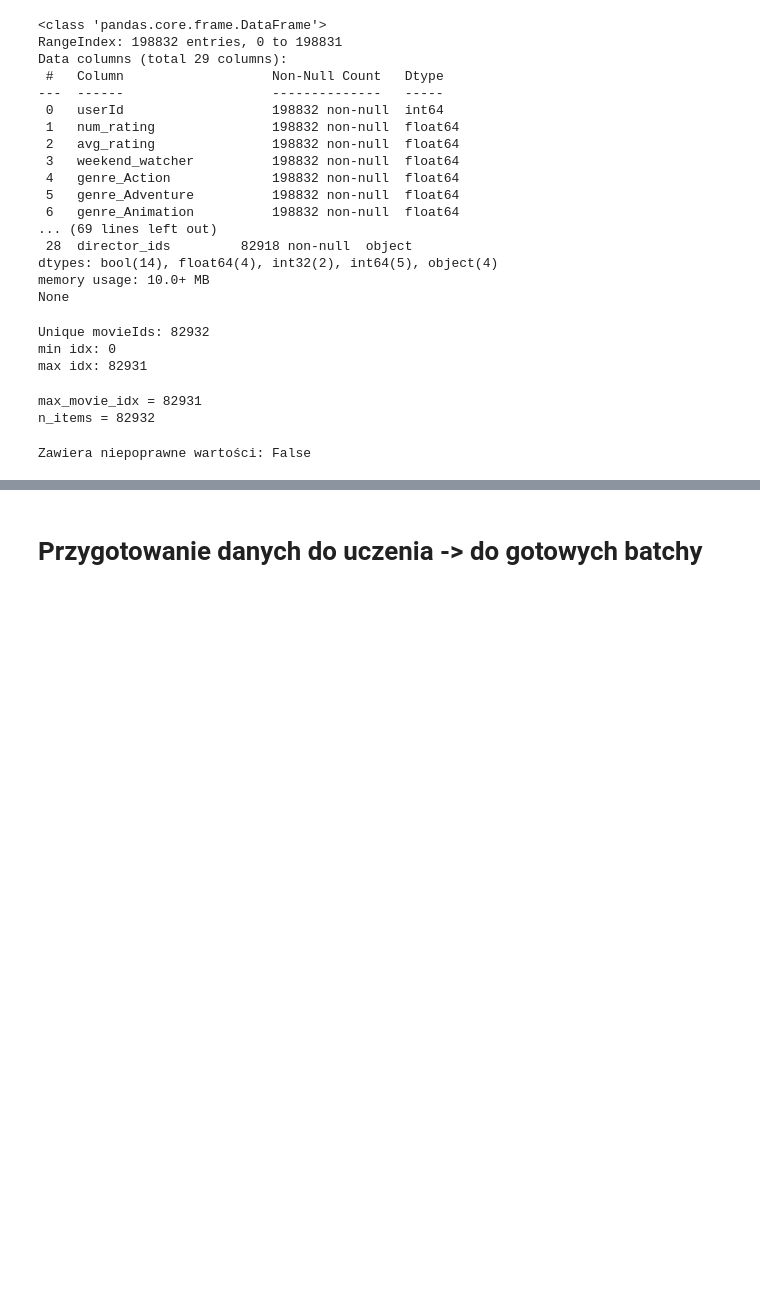
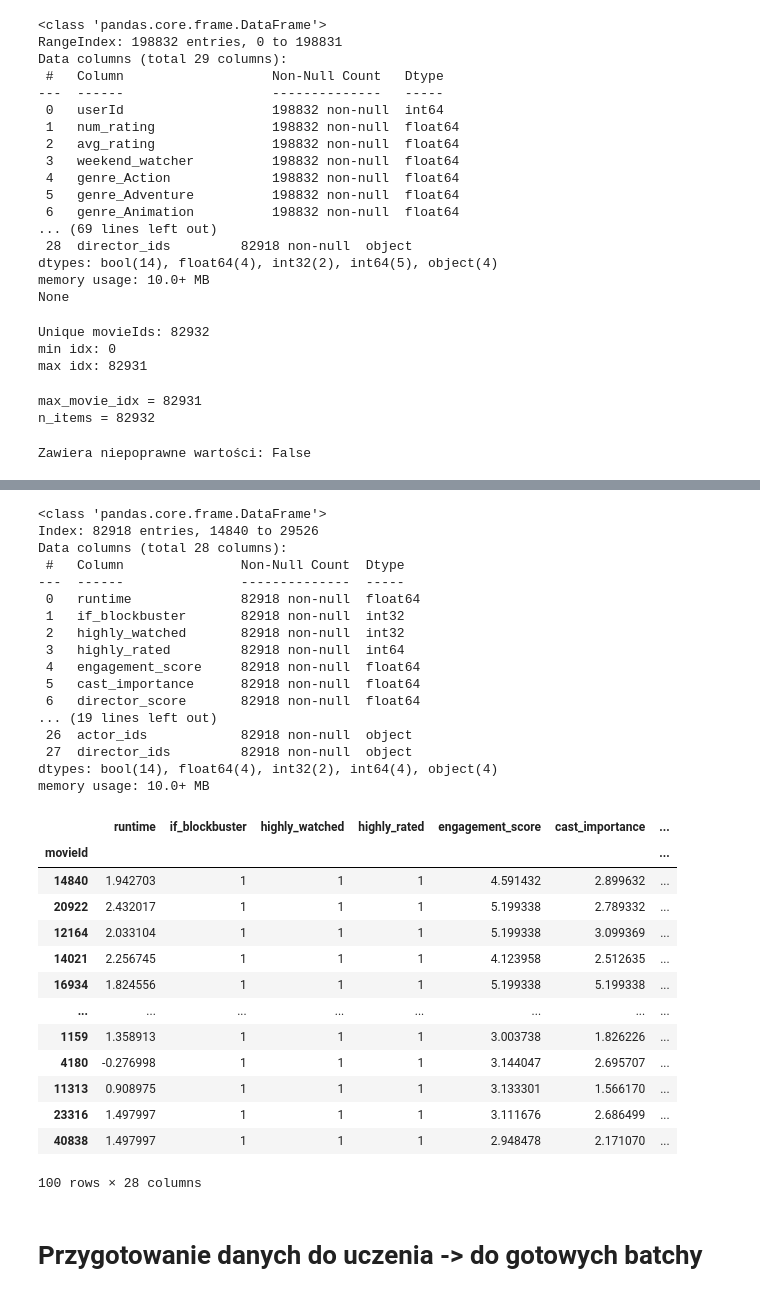
Before and after one commit to pmikuli/movie-recommendation-system, a Jupyter notebook: two_tower_model/Two_tower.ipynb, the cells around one changed output, grey strips where cells are left out. Drawn from its saved outputs; the diff is of its cells as text; code cells hidden in the pictures; blank space fills up the shorter version.

```diff
--- a/two_tower_model/Two_tower.ipynb
+++ b/two_tower_model/Two_tower.ipynb
@@ -84,17 +84,23 @@ max idx: 82931
 df_users['movies_seq'] = df_users['movies_seq'].apply(lambda lst: [movieId_to_idx[m] for m in lst])
 df_ratings['pos'] = df_ratings['pos'].apply(lambda lst: [movieId_to_idx[m] for m in lst])
 df_ratings['neg'] = df_ratings['neg'].apply(lambda lst: [movieId_to_idx[m] for m in lst])
+df_ratings = df_ratings.set_index('userId')
 
 # df_movies musi być ograniczone tylko do używanych filmów
-df_movies = df_movies[df_movies['movieId'].isin(movieId_to_idx)]
+df_movies = df_movies[df_movies['movieId'].isin(movieId_to_idx)].copy()
 df_movies['movieId'] = df_movies['movieId'].map(movieId_to_idx)
+df_movies = df_movies.set_index('movieId')
 
 # Final sanity check
 assert df_users['movies_seq'].explode().max() < n_items
 assert df_ratings['pos'].explode().max() < n_items
 assert df_ratings['neg'].explode().max() < n_items
-assert df_movies['movieId'].max() < n_items
-assert df_movies['movieId'].notna().all(), "Some movieIds weren't mapped!"
+
+assert df_movies.index.max() < n_items
+assert df_movies.index.notna().all()
+
+# assert df_movies['movieId'].max() < n_items
+# assert df_movies['movieId'].notna().all(), "Some movieIds weren't mapped!"
 # %%
 max_movie_idx = df_users['movies_seq'].explode().max()
 print("max_movie_idx =", max_movie_idx)
@@ -114,6 +181,38 @@ Zawiera niepoprawne wartości: False
 # %%
 df_movies.info()
-df_movies.head(83000)
+df_movies.head(100)
+# %% [output]
+<class 'pandas.core.frame.DataFrame'>
+Index: 82918 entries, 14840 to 29526
+Data columns (total 28 columns):
+ #   Column               Non-Null Count  Dtype
+---  ------               --------------  -----
+ 0   runtime              82918 non-null  float64
+ 1   if_blockbuster       82918 non-null  int32
+ 2   highly_watched       82918 non-null  int32
+ 3   highly_rated         82918 non-null  int64
+ 4   engagement_score     82918 non-null  float64
+ 5   cast_importance      82918 non-null  float64
+ 6   director_score       82918 non-null  float64
+... (19 lines left out)
+ 26  actor_ids            82918 non-null  object
+ 27  director_ids         82918 non-null  object
+dtypes: bool(14), float64(4), int32(2), int64(4), object(4)
+memory usage: 10.0+ MB
+|  | runtime | if_blockbuster | highly_watched | highly_rated | engagement_score | cast_importance | ... |
+| movieId |  |  |  |  |  |  | ... |
+| 14840 | 1.942703 | 1 | 1 | 1 | 4.591432 | 2.899632 | ... |
+| 20922 | 2.432017 | 1 | 1 | 1 | 5.199338 | 2.789332 | ... |
+| 12164 | 2.033104 | 1 | 1 | 1 | 5.199338 | 3.099369 | ... |
+| 14021 | 2.256745 | 1 | 1 | 1 | 4.123958 | 2.512635 | ... |
+| 16934 | 1.824556 | 1 | 1 | 1 | 5.199338 | 5.199338 | ... |
+| ... | ... | ... | ... | ... | ... | ... | ... |
+| 1159 | 1.358913 | 1 | 1 | 1 | 3.003738 | 1.826226 | ... |
+| 4180 | -0.276998 | 1 | 1 | 1 | 3.144047 | 2.695707 | ... |
+| 11313 | 0.908975 | 1 | 1 | 1 | 3.133301 | 1.566170 | ... |
+| 23316 | 1.497997 | 1 | 1 | 1 | 3.111676 | 2.686499 | ... |
+| 40838 | 1.497997 | 1 | 1 | 1 | 2.948478 | 2.171070 | ... |
+100 rows × 28 columns
 # %%
 #FOR QUICK TEST's
 
```
Also changed, not shown: parts of 7 cells of this notebook.
